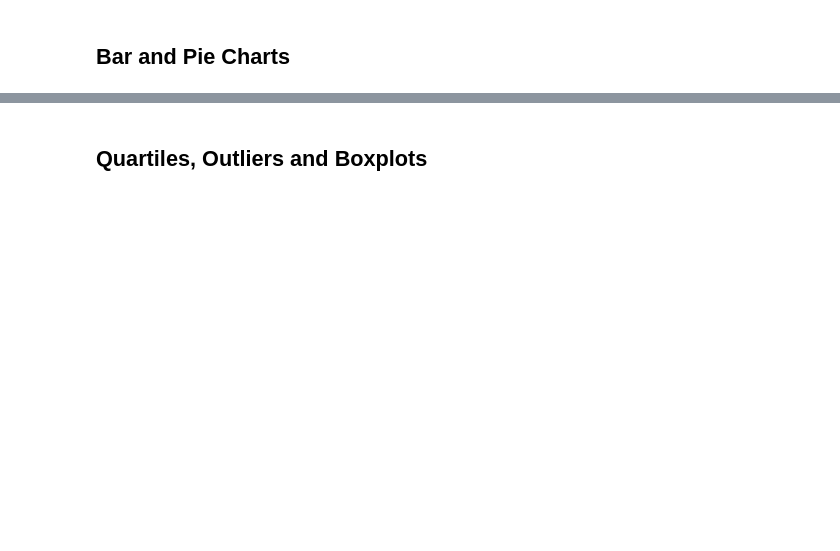
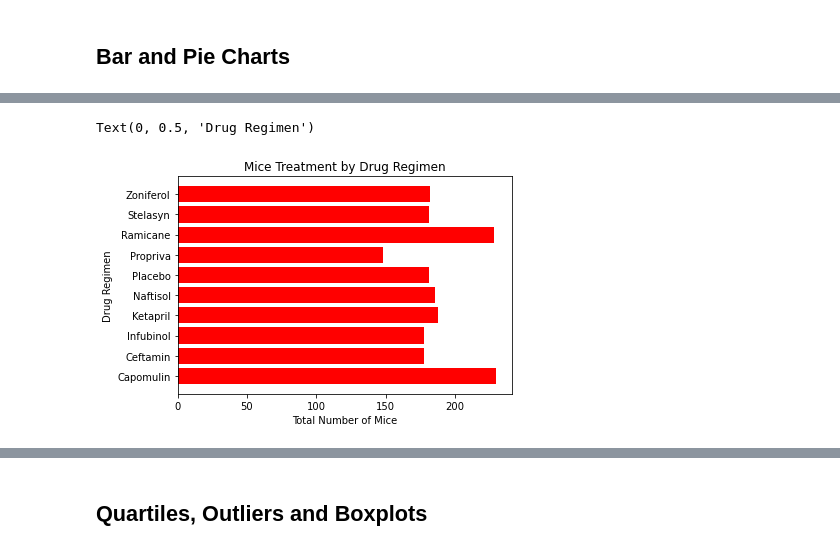
Before and after one commit to awinston8089/matplotlibchallenge, a Jupyter notebook: Instructions/Pymaceuticals/pymaceuticals_starter.ipynb, the cells around one changed output, grey strips where cells are left out. Cells and saved outputs as stored; diff of their text form; code cells hidden in the pictures; blank space fills up the shorter version.

```diff
--- a/Instructions/Pymaceuticals/pymaceuticals_starter.ipynb
+++ b/Instructions/Pymaceuticals/pymaceuticals_starter.ipynb
@@ -130,4 +156,11 @@ summary_table_df
 # %%
 # Generate a bar plot showing the total number of mice for each treatment throughout the course of the study using pyplot.
+plt.barh(totalmice_treatment.index,totalmice_treatment, color="red")
+plt.title("Mice Treatment by Drug Regimen")
+plt.xlabel("Total Number of Mice")
+plt.ylabel("Drug Regimen")
+# %% [output]
+Text(0, 0.5, 'Drug Regimen')
+[figure, added]
 # %%
 # Generate a pie plot showing the distribution of female versus male mice using pandas
```
Also changed, not shown: parts of 13 cells of this notebook, 2 other files.
